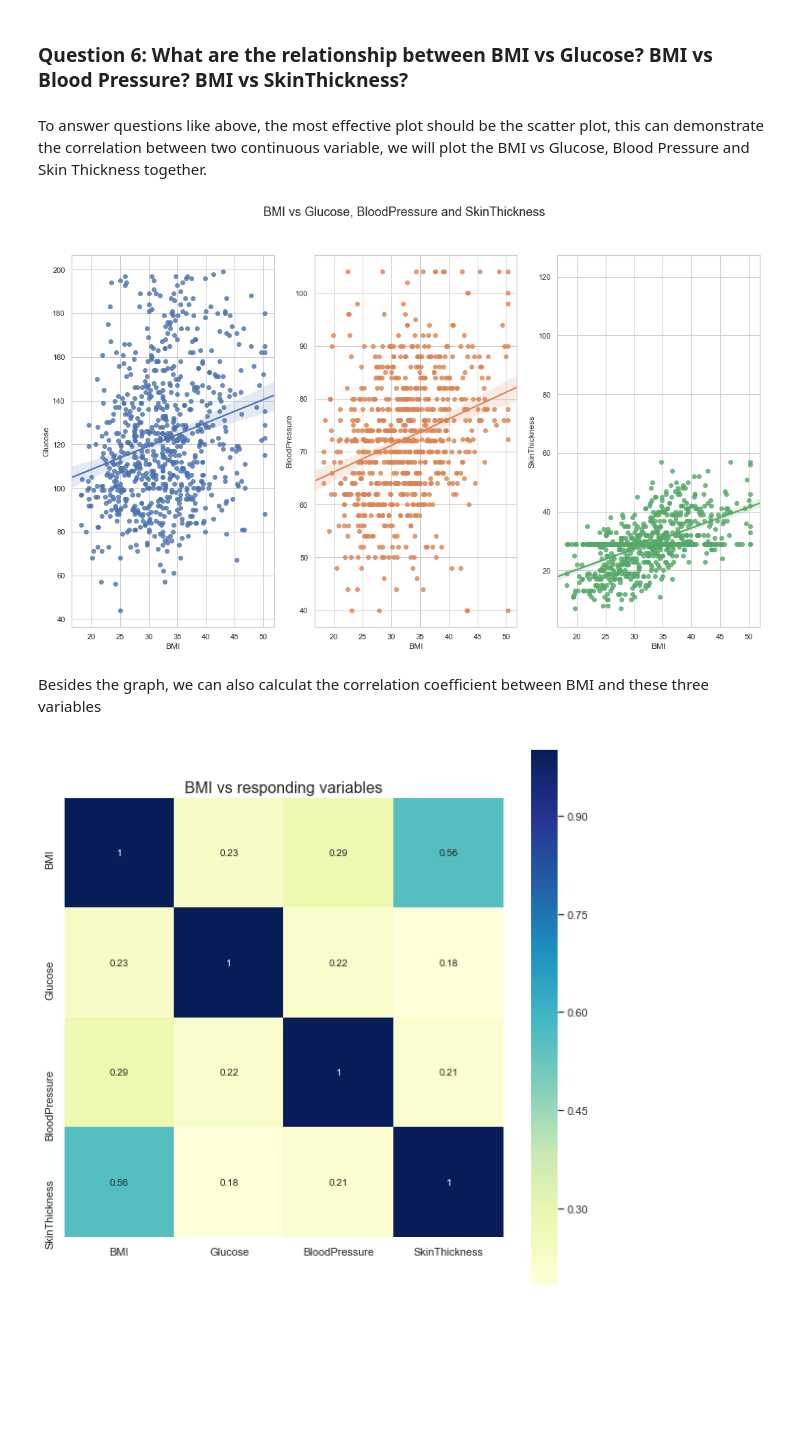
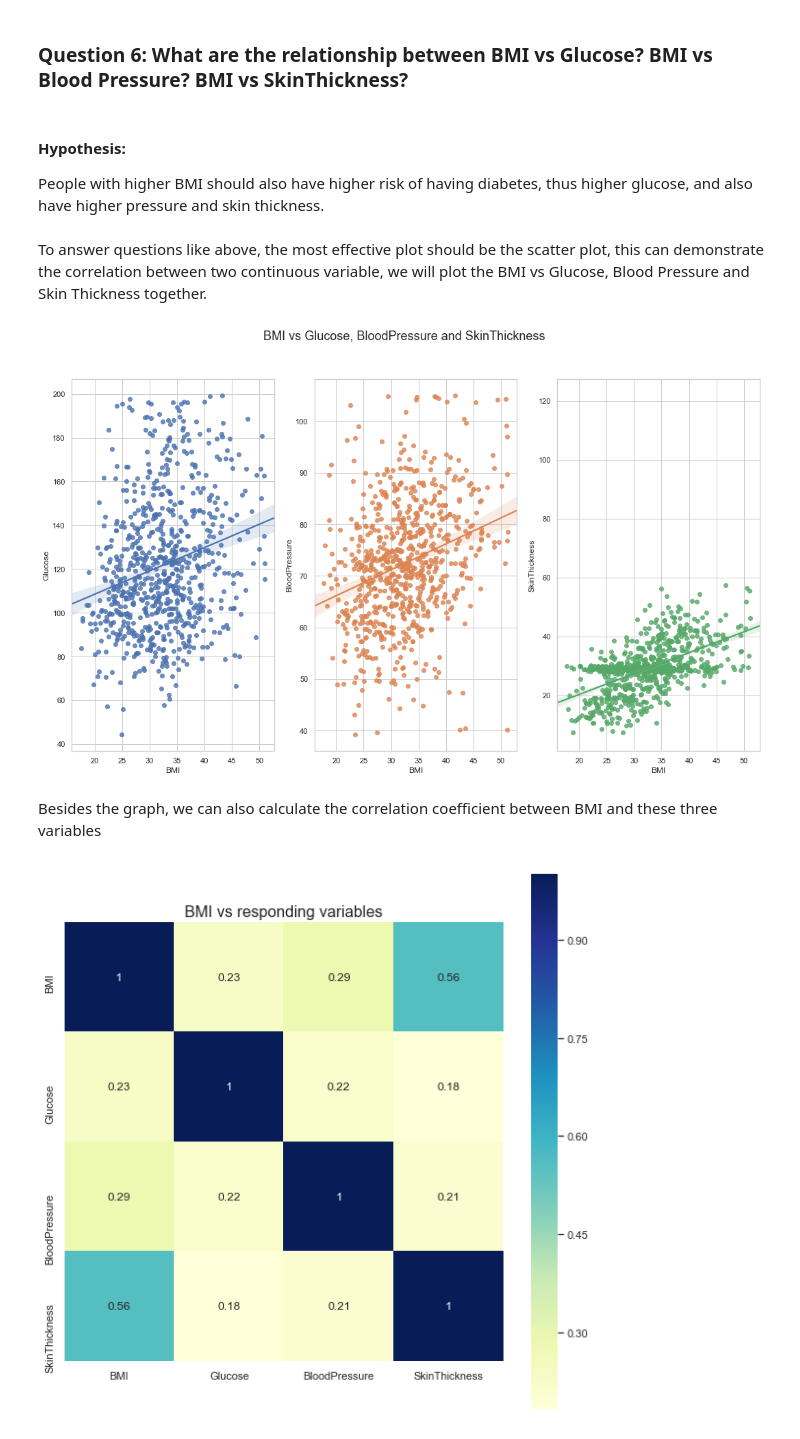
Before and after one commit to george1577/Thinkful_Data_Science, a Jupyter notebook: Capstone project/Capstone project 1/Exploratory Data Analysis/Exploratory_Data_Analysis.ipynb, the cells around one changed output. Cells and saved outputs as stored; diff of their text form; code cells hidden in the pictures; blank space fills up the shorter version.

```diff
--- a/Capstone project/Capstone project 1/Exploratory Data Analysis/Exploratory_Data_Analysis.ipynb
+++ b/Capstone project/Capstone project 1/Exploratory Data Analysis/Exploratory_Data_Analysis.ipynb
@@ -26,5 +26,5 @@ We will load the `diabetes_nan.csv` from our data cleaning notebook, this would
 # %%
-diabetes = pd.read_csv('../Data/diabetes_nan.csv')
+diabetes = pd.read_csv('../Data/diabetes_outliers_clean.csv')
 # %%
 # check the number of missing value in each column
 diabetes.isnull().sum()
@@ -270,18 +342,22 @@ We can see that the trend was not that obvious, the proportion of diabetic patie
 # %% [markdown]
 ### Question 6: What are the relationship between BMI vs Glucose? BMI vs Blood Pressure? BMI vs SkinThickness?
+# %% [markdown]
+#### Hypothesis:
+People with higher BMI should also have higher risk of having diabetes, thus higher glucose, and also have higher pressure and skin thickness.
 # %% [markdown]
 To answer questions like above, the most effective plot should be the scatter plot, this can demonstrate the correlation between two continuous variable, we will plot the BMI vs Glucose, Blood Pressure and Skin Thickness together.
 # %%
 fig, ax = plt.subplots(1,3,figsize=(18,10))
-sns.regplot(x='BMI', y='Glucose', data=diabetes, ax=ax[0])
-sns.regplot(x='BMI', y='BloodPressure', data=diabetes, ax=ax[1])
-sns.regplot(x='BMI', y='SkinThickness', data=diabetes, ax=ax[2])
+params = {'x_jitter': True, 'y_jitter': True}
+sns.regplot(x='BMI', y='Glucose', data=diabetes, ax=ax[0], **params)
+sns.regplot(x='BMI', y='BloodPressure', data=diabetes, ax=ax[1], **params)
+sns.regplot(x='BMI', y='SkinThickness', data=diabetes, ax=ax[2], **params)
 fig.suptitle('BMI vs Glucose, BloodPressure and SkinThickness', size=18)
 plt.show()
 # %% [output]
-[figure, old version]
+[figure, new version]
 # %% [markdown]
-Besides the graph, we can also calculat the correlation coefficient between BMI and these three variables
+Besides the graph, we can also calculate the correlation coefficient between BMI and these three variables
 # %%
 # calculate the correlation between variables and plot the heat map
 fig, ax = plt.subplots(1,1,figsize=(10,10))
```
Also changed, not shown: parts of 19 cells of this notebook, 24 other files.
